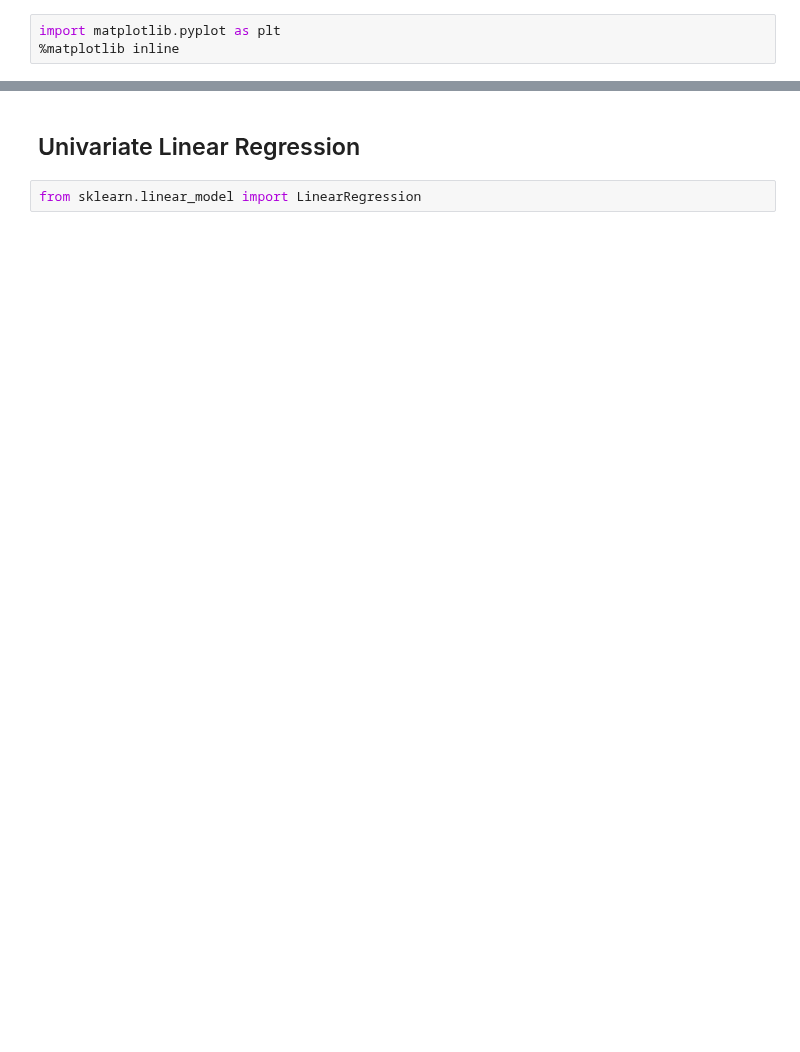
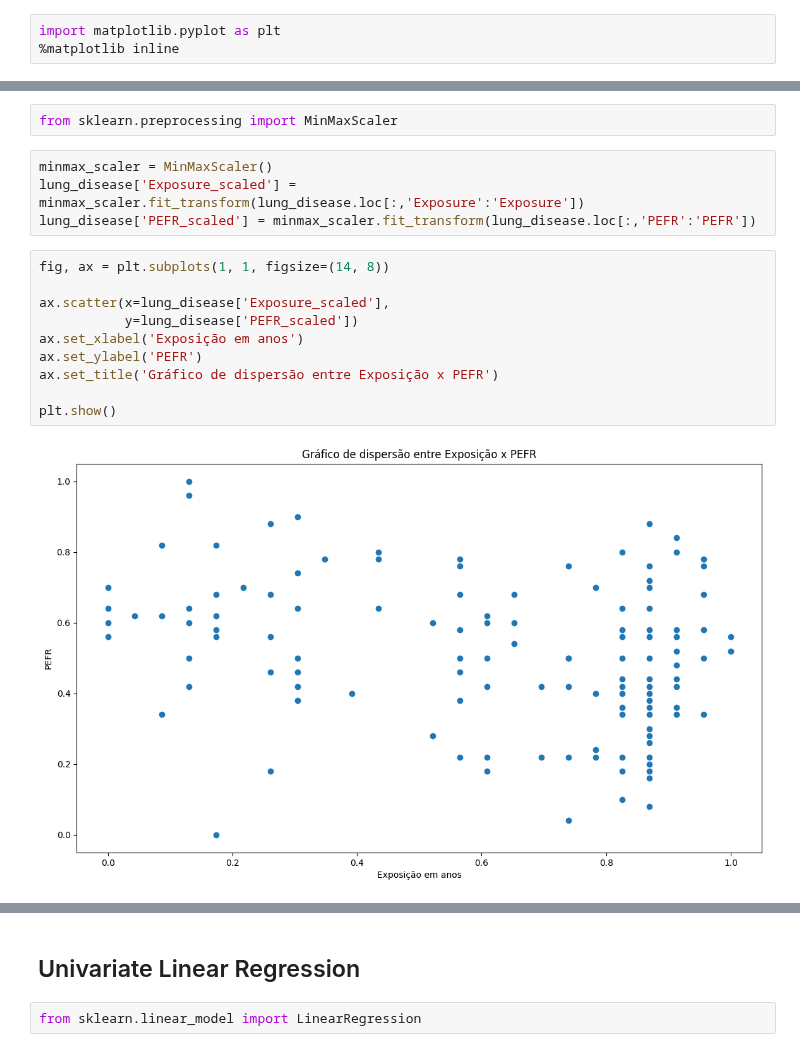
Before and after one commit to gasobral/notas-de-aula, a Jupyter notebook: Data Science/Regressão Linear/notebooks/univariate_regression.ipynb, the cells around one changed output, grey strips where cells are left out. Saved outputs shown, nothing was run; the diff lists cells and outputs as text; blank space fills up the shorter version.

```diff
--- a/Data Science/Regressão Linear/notebooks/univariate_regression.ipynb
+++ b/Data Science/Regressão Linear/notebooks/univariate_regression.ipynb
@@ -76,0 +162,18 @@ plt.show()
+# %%
+from sklearn.preprocessing import MinMaxScaler
+# %%
+minmax_scaler = MinMaxScaler()
+lung_disease['Exposure_scaled'] = minmax_scaler.fit_transform(lung_disease.loc[:,'Exposure':'Exposure'])
+lung_disease['PEFR_scaled'] = minmax_scaler.fit_transform(lung_disease.loc[:,'PEFR':'PEFR'])
+# %%
+fig, ax = plt.subplots(1, 1, figsize=(14, 8))
+
+ax.scatter(x=lung_disease['Exposure_scaled'],
+           y=lung_disease['PEFR_scaled'])
+ax.set_xlabel('Exposição em anos')
+ax.set_ylabel('PEFR')
+ax.set_title('Gráfico de dispersão entre Exposição x PEFR')
+
+plt.show()
+# %% [output]
+[figure, added]
```
Also changed, not shown: parts of 28 cells of this notebook, 2 other files.
